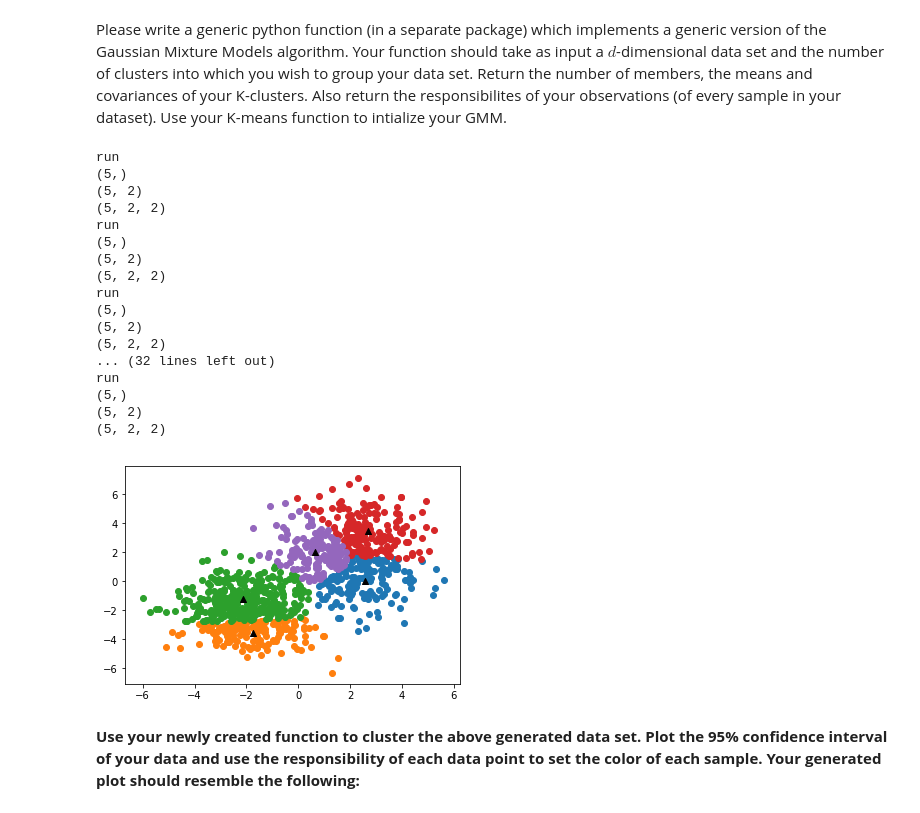
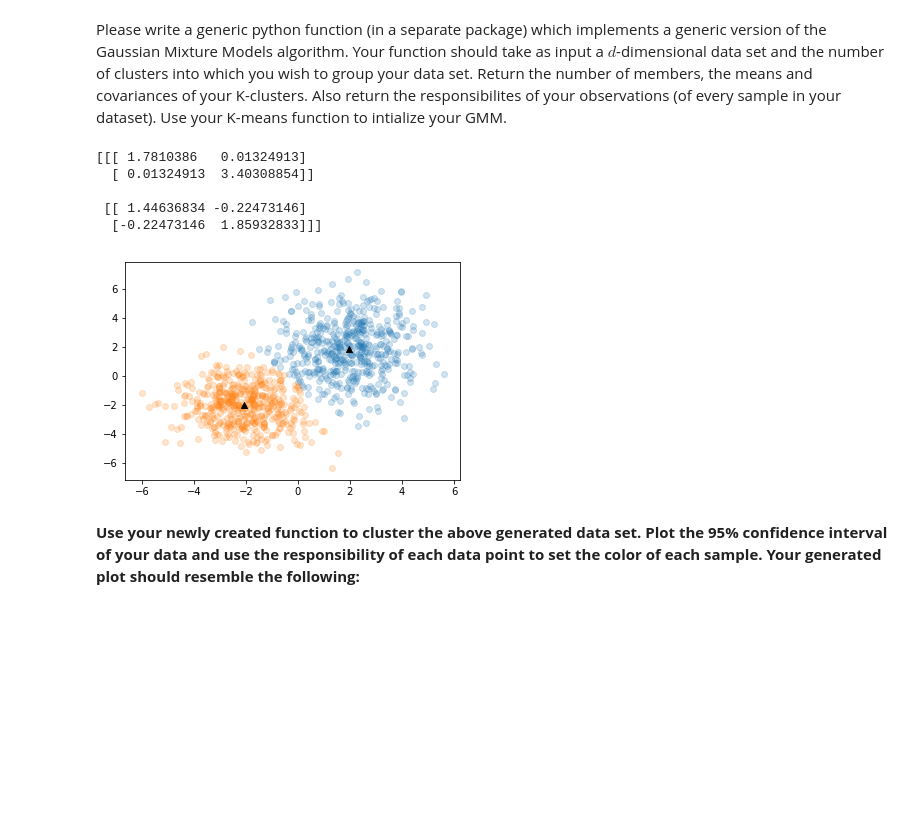
Before and after one commit to pietergoos/Stellenbosch-University, a Jupyter notebook: CS315 Machine Learn/Assignment3/assign3.ipynb, the cells around one changed output. Drawn from its saved outputs; the diff is of its cells as text; code cells hidden in the pictures; blank space fills up the shorter version.

Commit message:
GMM now sends more info about probabilities and useless prints removed

```diff
--- a/CS315 Machine Learn/Assignment3/assign3.ipynb
+++ b/CS315 Machine Learn/Assignment3/assign3.ipynb
@@ -115,33 +115,23 @@ Please write a generic python function (in a separate package) which implements
 # %%
 from GMM import *
 
 g = myGMM()
-y, u = g.classify(Xt, 5)
+y, u, g, mg, s = g.classify(Xt, 2)
+
+print(s)
 
 plt.figure()
 for lab in np.unique(y):
-    plt.scatter(Xt[lab == y, 0], Xt[lab == y, 1])
+    plt.scatter(Xt[lab == y, 0], Xt[lab == y, 1], alpha=0.2)
     plt.scatter(u[lab, 0], u[lab, 1], c= 'black', marker = "^")
 plt.show()
 # %% [output]
-run
-(5,)
-(5, 2)
-(5, 2, 2)
-run
-(5,)
-(5, 2)
-(5, 2, 2)
-run
-(5,)
-(5, 2)
-(5, 2, 2)
-... (32 lines left out)
-run
-(5,)
-(5, 2)
-(5, 2, 2)
+[[[ 1.7810386   0.01324913]
+  [ 0.01324913  3.40308854]]
+
+ [[ 1.44636834 -0.22473146]
+  [-0.22473146  1.85932833]]]
-[figure, old version]
+[figure, new version]
 # %% [markdown]
 **Use your newly created function to cluster the above generated data set. Plot the 95% confidence
 interval of your data and use the responsibility of each data point to set the color of each sample.
```
Also changed, not shown: 1 other file.
